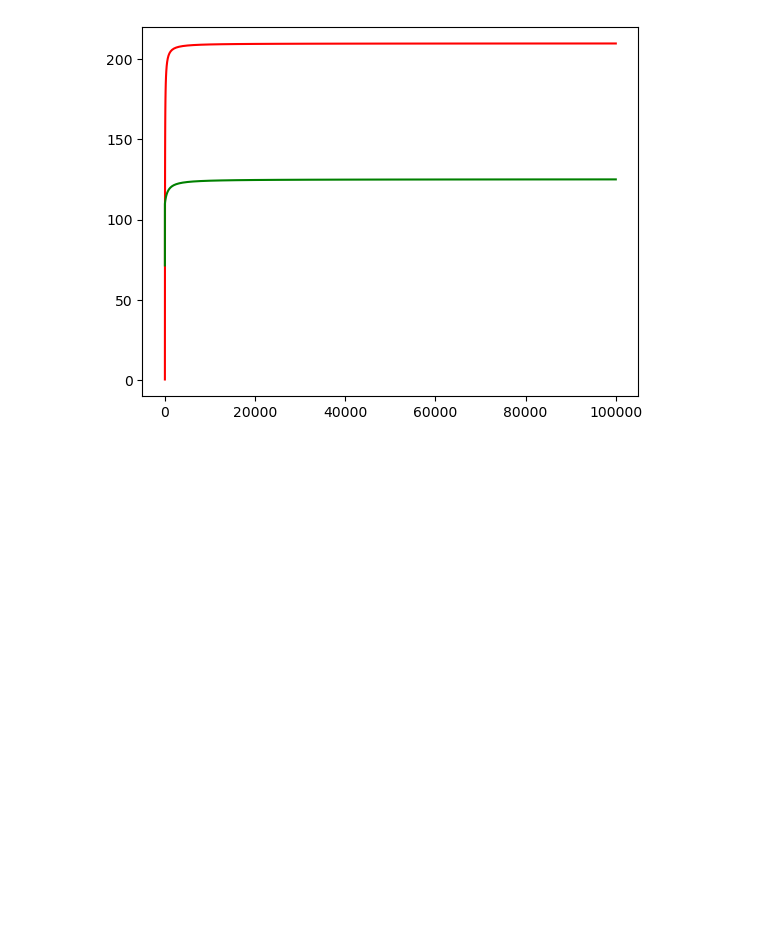
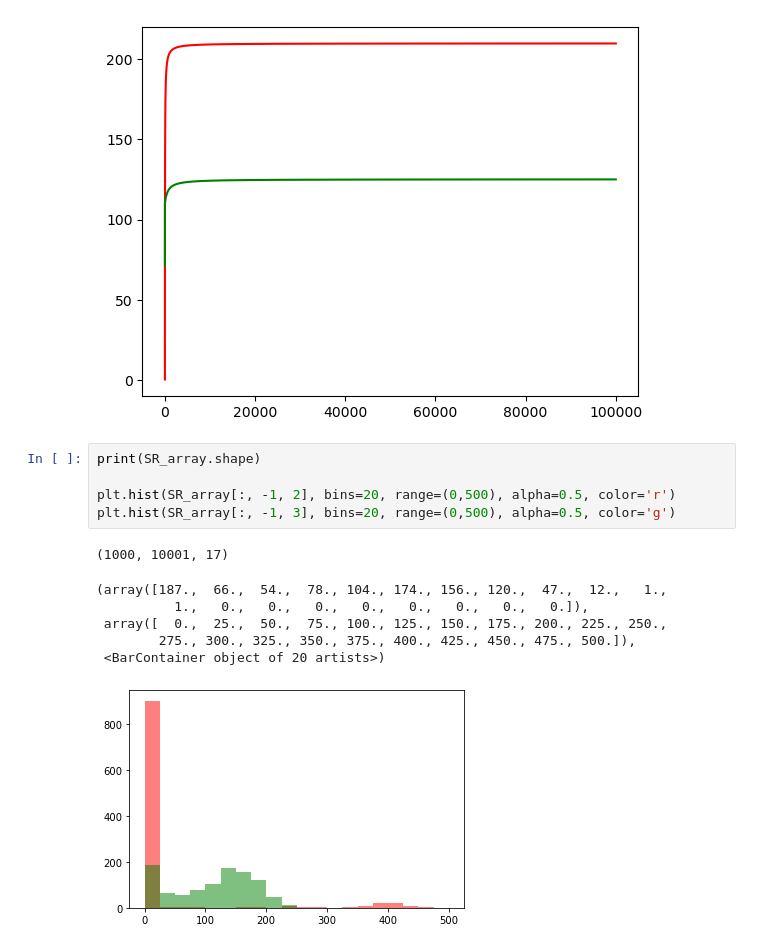
Before and after one commit to ajin40/cdh-gata6-model, a Jupyter notebook: GATA6_mass_action/gata6_response_test.ipynb, the cells around one changed output. Saved outputs shown, nothing was run; the diff lists cells and outputs as text; blank space fills up the shorter version.

```diff
--- a/GATA6_mass_action/gata6_response_test.ipynb
+++ b/GATA6_mass_action/gata6_response_test.ipynb
@@ -279,3 +340,16 @@ plt.plot(gata6, foxf1s, color='g')
 # %% [output]
 [<matplotlib.lines.Line2D at 0x...>]
 [figure]
+# %%
+print(SR_array.shape)
+
+plt.hist(SR_array[:, -1, 2], bins=20, range=(0,500), alpha=0.5, color='r')
+plt.hist(SR_array[:, -1, 3], bins=20, range=(0,500), alpha=0.5, color='g')
+# %% [output]
+(1000, 10001, 17)
+(array([187.,  66.,  54.,  78., 104., 174., 156., 120.,  47.,  12.,   1.,
+          1.,   0.,   0.,   0.,   0.,   0.,   0.,   0.,   0.]),
+ array([  0.,  25.,  50.,  75., 100., 125., 150., 175., 200., 225., 250.,
+        275., 300., 325., 350., 375., 400., 425., 450., 475., 500.]),
+ <BarContainer object of 20 artists>)
+[figure, added]
```
Also changed, not shown: parts of 9 cells of this notebook, 8 other files.
